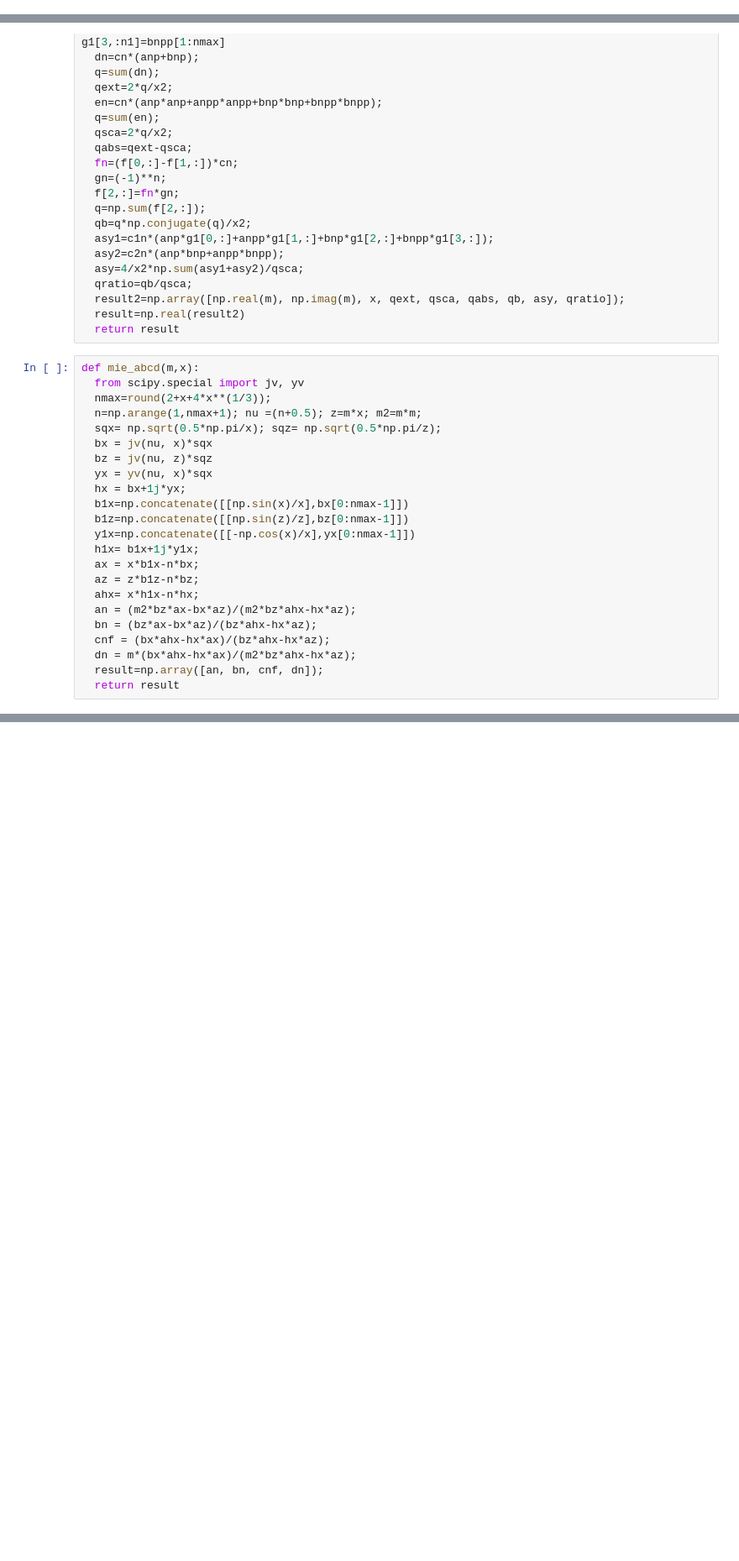
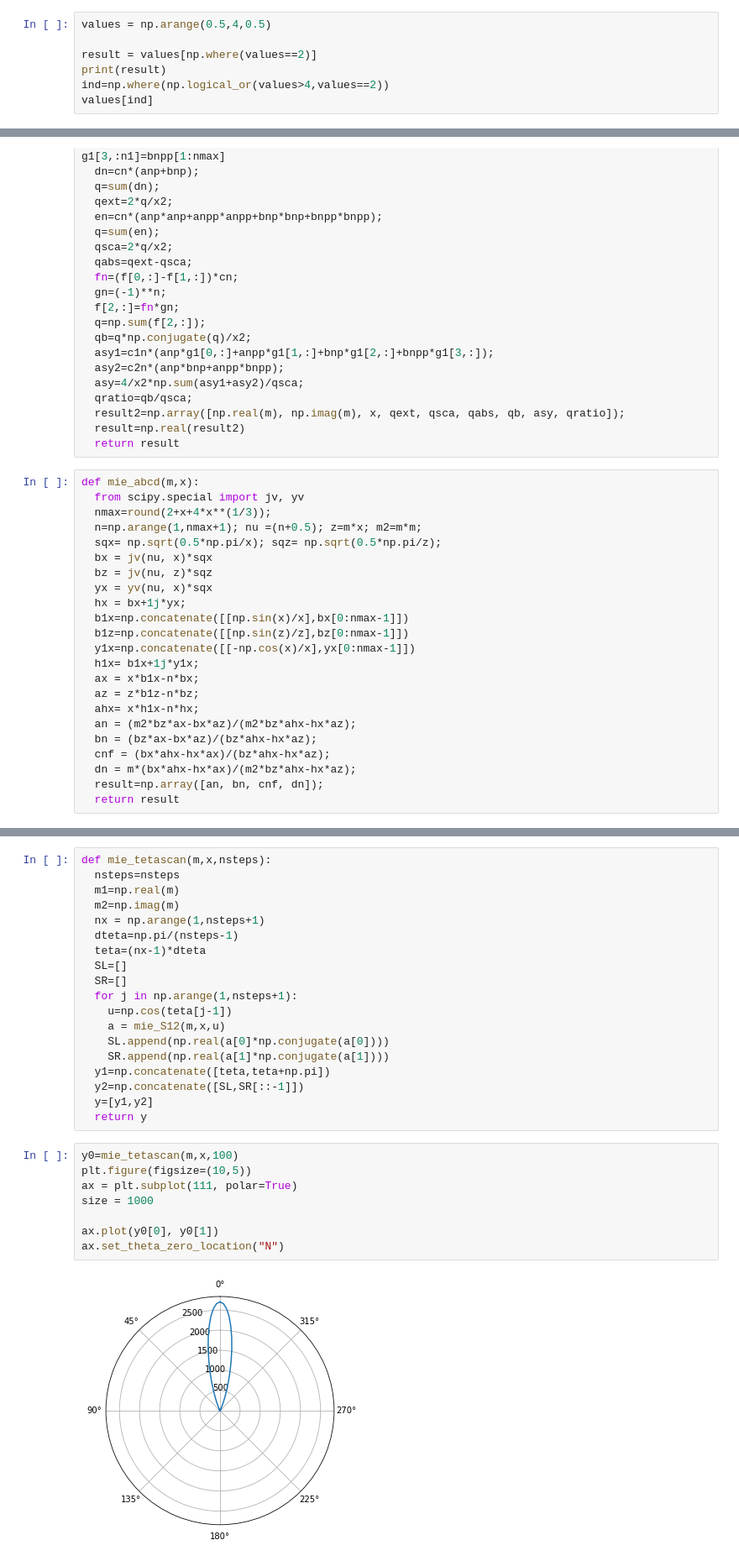
Before and after one commit to AkiraTerao/AT, a Jupyter notebook: mie_func.ipynb, the cells around one changed output, grey strips where cells are left out. Shown at 84% size. Cells and saved outputs as stored; diff of their text form; blank space fills up the shorter version.

```diff
--- a/mie_func.ipynb
+++ b/mie_func.ipynb
@@ -37,0 +58,7 @@ array([6.2296072 , 0.01870648, 6.11307319])
+# %%
+values = np.arange(0.5,4,0.5)
+
+result = values[np.where(values==2)]
+print(result)
+ind=np.where(np.logical_or(values>4,values==2))
+values[ind]
@@ -131,0 +191,29 @@ def mie_abcd(m,x):
+# %%
+def mie_tetascan(m,x,nsteps):
+  nsteps=nsteps
+  m1=np.real(m)
+  m2=np.imag(m)
+  nx = np.arange(1,nsteps+1)
+  dteta=np.pi/(nsteps-1)
+  teta=(nx-1)*dteta
+  SL=[]
+  SR=[]
+  for j in np.arange(1,nsteps+1):
+    u=np.cos(teta[j-1])
+    a = mie_S12(m,x,u)
+    SL.append(np.real(a[0]*np.conjugate(a[0])))
+    SR.append(np.real(a[1]*np.conjugate(a[1])))
+  y1=np.concatenate([teta,teta+np.pi])
+  y2=np.concatenate([SL,SR[::-1]])
+  y=[y1,y2]
+  return y
+# %%
+y0=mie_tetascan(m,x,100)
+plt.figure(figsize=(10,5))
+ax = plt.subplot(111, polar=True)
+size = 1000
+
+ax.plot(y0[0], y0[1])
+ax.set_theta_zero_location("N")
+# %% [output]
+[figure, added]
```
Also changed, not shown: parts of 12 cells of this notebook.
